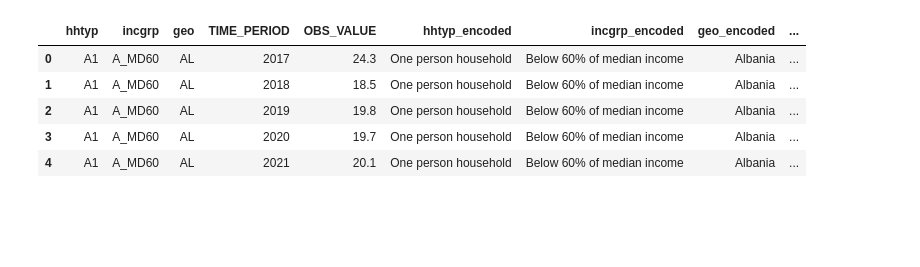
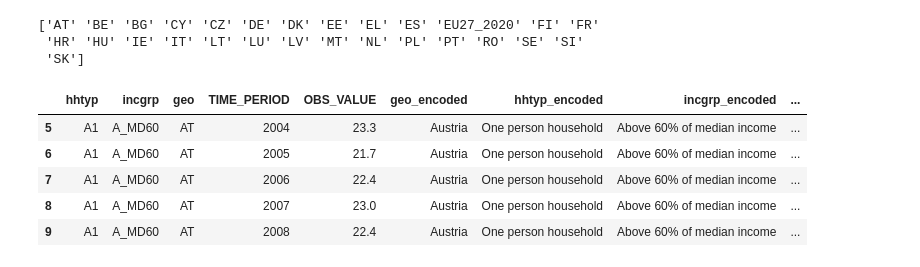
Before and after one commit to LSzubelak/ls-projects, a Jupyter notebook: Bayesian_regression_tutorial/Bayesian_regression.ipynb, the cells around one changed output. Saved outputs shown, nothing was run; the diff lists cells and outputs as text; code cells hidden in the pictures; blank space fills up the shorter version.

```diff
--- a/Bayesian_regression_tutorial/Bayesian_regression.ipynb
+++ b/Bayesian_regression_tutorial/Bayesian_regression.ipynb
@@ -61,8 +48,8 @@ hhtyp_mapping_descriptive = {
 }
 
 incgrp_mapping_descriptive = {
-    'A_MD60': 'Below 60% of median income',
-    'B_MD60': 'Above 60% of median income',
+    'A_MD60': 'Above 60% of median income',
+    'B_MD60': 'Below 60% of median income',
     'TOTAL': 'All income groups'
 }
 
@@ -102,37 +89,55 @@ geo_mapping_descriptive = {
     'MT': 'Malta',
     'NL': 'Netherlands',
     'NO': 'Norway',
     'PL': 'Poland',
     'PT': 'Portugal',
     'RO': 'Romania',
     'RS': 'Serbia',
     'SE': 'Sweden',
     'SI': 'Slovenia',
     'SK': 'Slovakia',
     'TR': 'Turkey',
     'UK': 'United Kingdom',
     'XK': 'Kosovo'
 }
 
+# Define EU member state country codes (current EU27)
+eu_countries = [
+    'AT', 'BE', 'BG', 'CY', 'CZ', 'DE', 'DK', 'EE', 'EL',
+    'ES', 'FI', 'FR', 'HR', 'HU', 'IE', 'IT', 'LT', 'LU',
+    'LV', 'MT', 'NL', 'PL', 'PT', 'RO', 'SE', 'SI', 'SK', 'EU27_2020'
+]
+
+# Keep only rows where 'geo' is in EU member states
+df_clean = df_clean[df_clean['geo'].isin(eu_countries)].copy()
+
+# Re-apply the geo mapping for descriptive names
+df_clean['geo_encoded'] = df_clean['geo'].map(geo_mapping_descriptive)
+
+# Double-check unique countries left
+print(df_clean['geo'].unique())
+
 df_clean['hhtyp_encoded'] = df_clean['hhtyp'].map(hhtyp_mapping_descriptive)
 df_clean['incgrp_encoded'] = df_clean['incgrp'].map(incgrp_mapping_descriptive)
-df_clean['geo_encoded'] = df_clean['geo'].map(geo_mapping_descriptive)
 
 # Step 3: Normalize numerical variables (TIME_PERIOD and OBS_VALUE)
 df_clean['TIME_PERIOD_normalized'] = (df_clean['TIME_PERIOD'] - df_clean['TIME_PERIOD'].mean()) / df_clean['TIME_PERIOD'].std()
 df_clean['OBS_VALUE_normalized'] = (df_clean['OBS_VALUE'] - df_clean['OBS_VALUE'].mean()) / df_clean['OBS_VALUE'].std()
 
 # Step 4: Prepare the dataset for Bayesian regression
 # Selecting the features and target
 X = df_clean[['hhtyp_encoded', 'incgrp_encoded', 'geo_encoded', 'TIME_PERIOD_normalized']]
 y = df_clean['OBS_VALUE_normalized']
 
 # Display the cleaned and prepared data
 df_clean.head()
 # %% [output]
+['AT' 'BE' 'BG' 'CY' 'CZ' 'DE' 'DK' 'EE' 'EL' 'ES' 'EU27_2020' 'FI' 'FR'
+ 'HR' 'HU' 'IE' 'IT' 'LT' 'LU' 'LV' 'MT' 'NL' 'PL' 'PT' 'RO' 'SE' 'SI'
+ 'SK']
-|  | hhtyp | incgrp | geo | TIME_PERIOD | OBS_VALUE | hhtyp_encoded | incgrp_encoded | geo_encoded | ... |
-| 0 | A1 | A_MD60 | AL | 2017 | 24.3 | One person household | Below 60% of median income | Albania | ... |
-| 1 | A1 | A_MD60 | AL | 2018 | 18.5 | One person household | Below 60% of median income | Albania | ... |
-| 2 | A1 | A_MD60 | AL | 2019 | 19.8 | One person household | Below 60% of median income | Albania | ... |
-| 3 | A1 | A_MD60 | AL | 2020 | 19.7 | One person household | Below 60% of median income | Albania | ... |
-| 4 | A1 | A_MD60 | AL | 2021 | 20.1 | One person household | Below 60% of median income | Albania | ... |
+|  | hhtyp | incgrp | geo | TIME_PERIOD | OBS_VALUE | geo_encoded | hhtyp_encoded | incgrp_encoded | ... |
+| 5 | A1 | A_MD60 | AT | 2004 | 23.3 | Austria | One person household | Above 60% of median income | ... |
+| 6 | A1 | A_MD60 | AT | 2005 | 21.7 | Austria | One person household | Above 60% of median income | ... |
+| 7 | A1 | A_MD60 | AT | 2006 | 22.4 | Austria | One person household | Above 60% of median income | ... |
+| 8 | A1 | A_MD60 | AT | 2007 | 23.0 | Austria | One person household | Above 60% of median income | ... |
+| 9 | A1 | A_MD60 | AT | 2008 | 22.4 | Austria | One person household | Above 60% of median income | ... |
```
Also changed, not shown: parts of 9 cells of this notebook, 2 other files.
